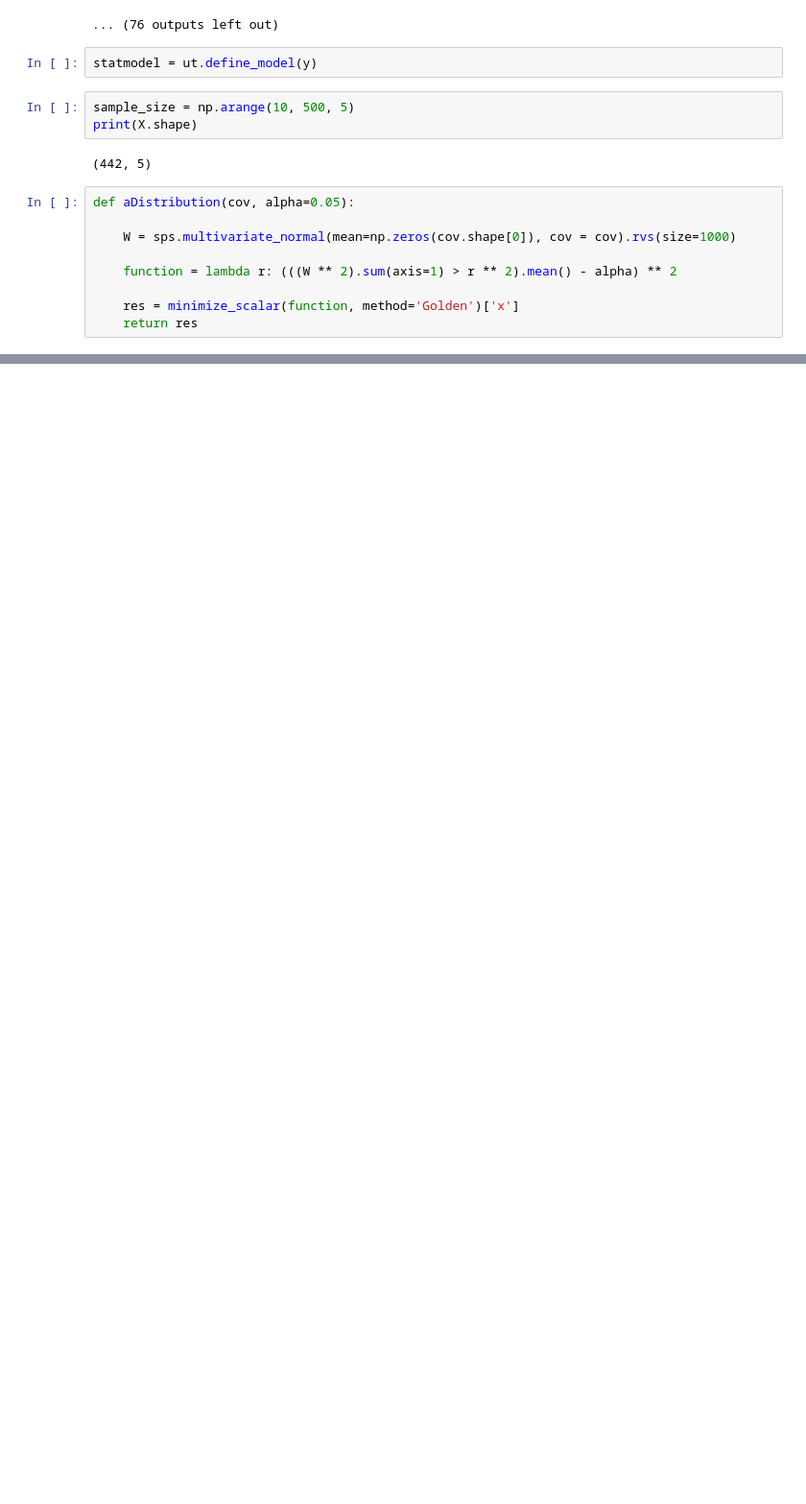
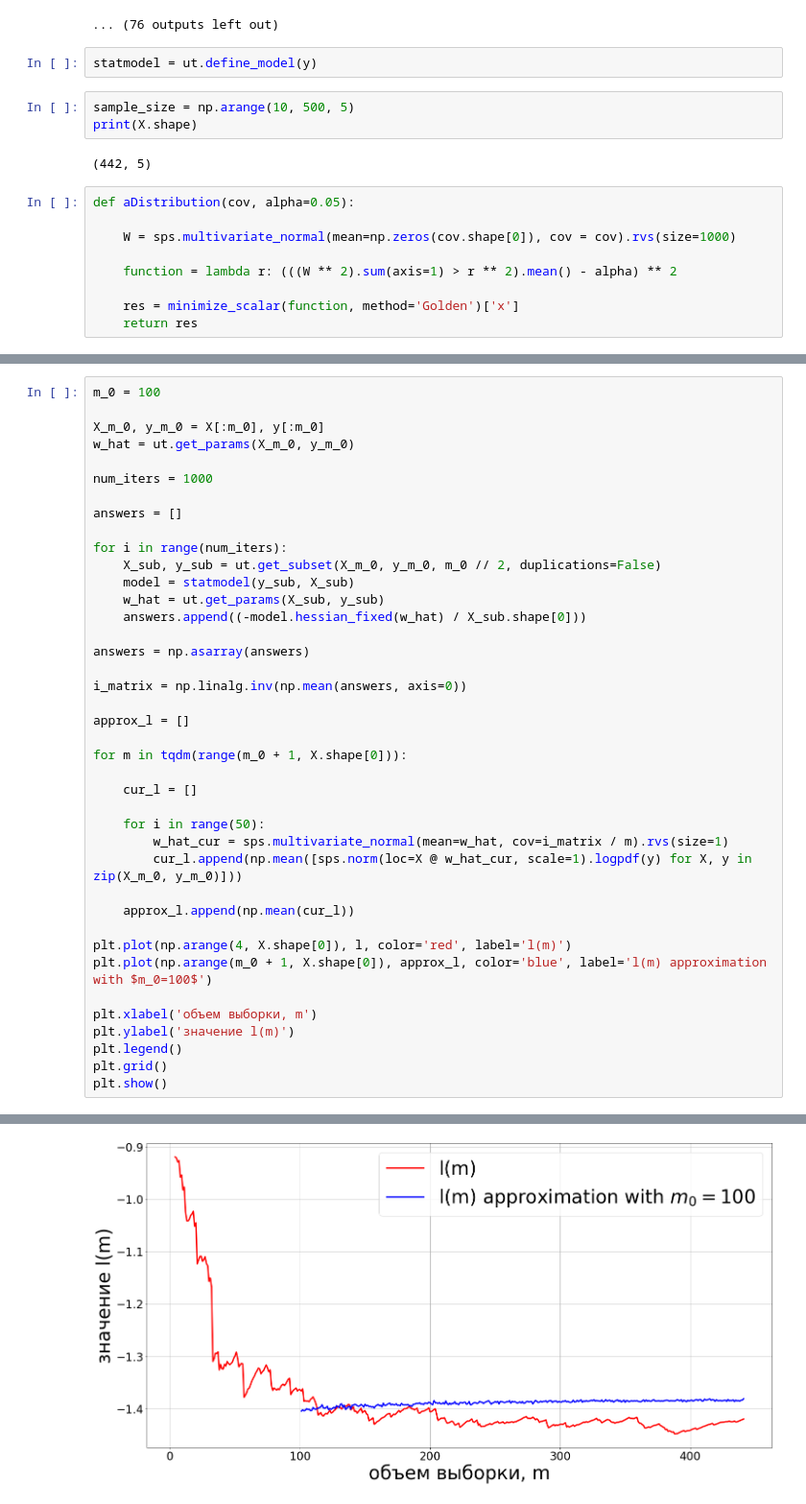
Before and after one commit to Intelligent-Systems-Phystech/2019-Project-44, a Jupyter notebook: code/ALC.ipynb, the cells around one changed output, grey strips where cells are left out. Shown: that part at 96% size. Saved outputs shown, nothing was run; the diff lists cells and outputs as text; blank space fills up the shorter version.

```diff
--- a/code/ALC.ipynb
+++ b/code/ALC.ipynb
@@ -185,0 +195,41 @@ print(10 + (real_data['E'] <= 0.25).argmax() * 5)
+# %%
+m_0 = 100
+
+X_m_0, y_m_0 = X[:m_0], y[:m_0]
+w_hat = ut.get_params(X_m_0, y_m_0)
+
+num_iters = 1000
+
+answers = []
+
+for i in range(num_iters):
+    X_sub, y_sub = ut.get_subset(X_m_0, y_m_0, m_0 // 2, duplications=False)
+    model = statmodel(y_sub, X_sub)
+    w_hat = ut.get_params(X_sub, y_sub)
+    answers.append((-model.hessian_fixed(w_hat) / X_sub.shape[0]))
+
+answers = np.asarray(answers)
+
+i_matrix = np.linalg.inv(np.mean(answers, axis=0))
+
+approx_l = []
+
+for m in tqdm(range(m_0 + 1, X.shape[0])):
+
+    cur_l = []
+
+    for i in range(50):
+        w_hat_cur = sps.multivariate_normal(mean=w_hat, cov=i_matrix / m).rvs(size=1)
+        cur_l.append(np.mean([sps.norm(loc=X @ w_hat_cur, scale=1).logpdf(y) for X, y in zip(X_m_0, y_m_0)]))
+
+    approx_l.append(np.mean(cur_l))
+
+plt.plot(np.arange(4, X.shape[0]), l, color='red', label='l(m)')
+plt.plot(np.arange(m_0 + 1, X.shape[0]), approx_l, color='blue', label='l(m) approximation with $m_0=100$')
+
+plt.xlabel('объем выборки, m')
+plt.ylabel('значение l(m)')
+plt.legend()
+plt.grid()
+plt.show()
+# %% [output]
@@ -185,0 +237 @@ print(10 + (real_data['E'] <= 0.25).argmax() * 5)
+[figure, added]
```
Also changed, not shown: parts of 14 cells of this notebook, 13 other files.
